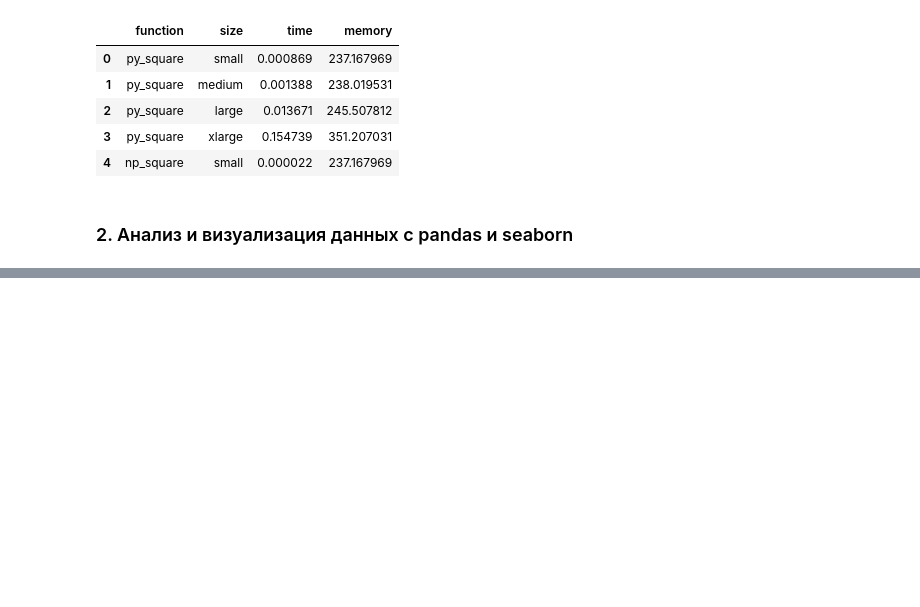
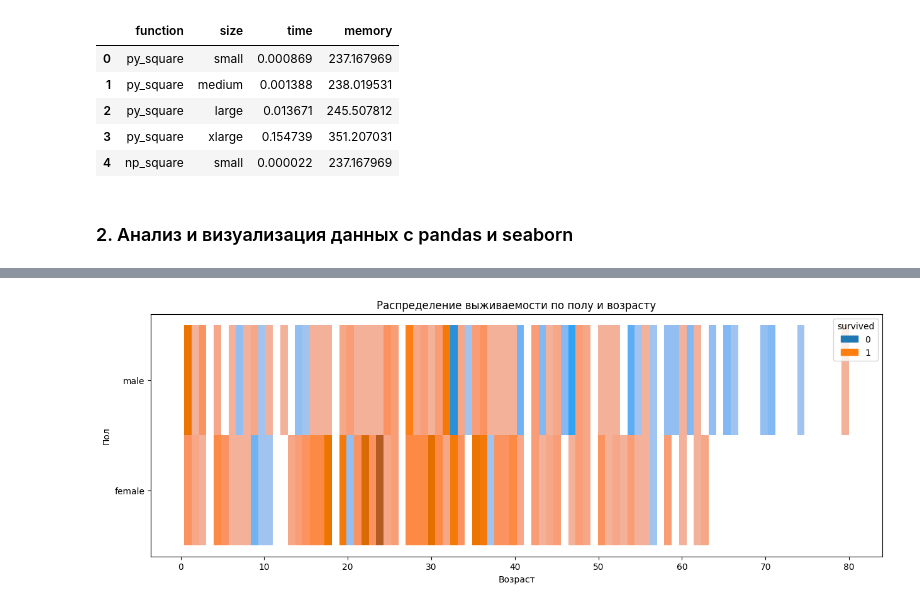
Before and after one commit to vl4xd/pstu-python-programming, a Jupyter notebook: lab_work_4/src/main.ipynb, the cells around one changed output, grey strips where cells are left out. Cells and saved outputs as stored; diff of their text form; code cells hidden in the pictures; blank space fills up the shorter version.

```diff
--- a/lab_work_4/src/main.ipynb
+++ b/lab_work_4/src/main.ipynb
@@ -270,0 +702,9 @@ fig.show()
+# %%
+plt.figure(figsize=(15, 5))
+g = sns.histplot(df, x="age", y="sex", hue="survived", bins=90)
+g.set_title('Распределение выживаемости по полу и возрасту')
+g.set_xlabel('Возраст')
+g.set_ylabel('Пол')
+plt.show()
+# %% [output]
+[figure, added]
```
Also changed, not shown: parts of 36 cells of this notebook.
